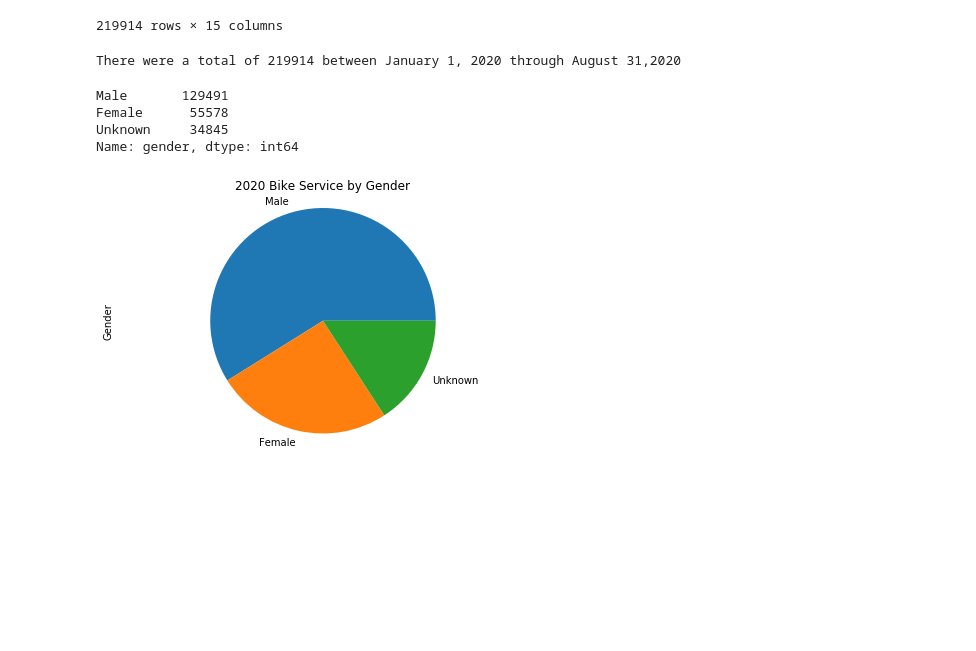
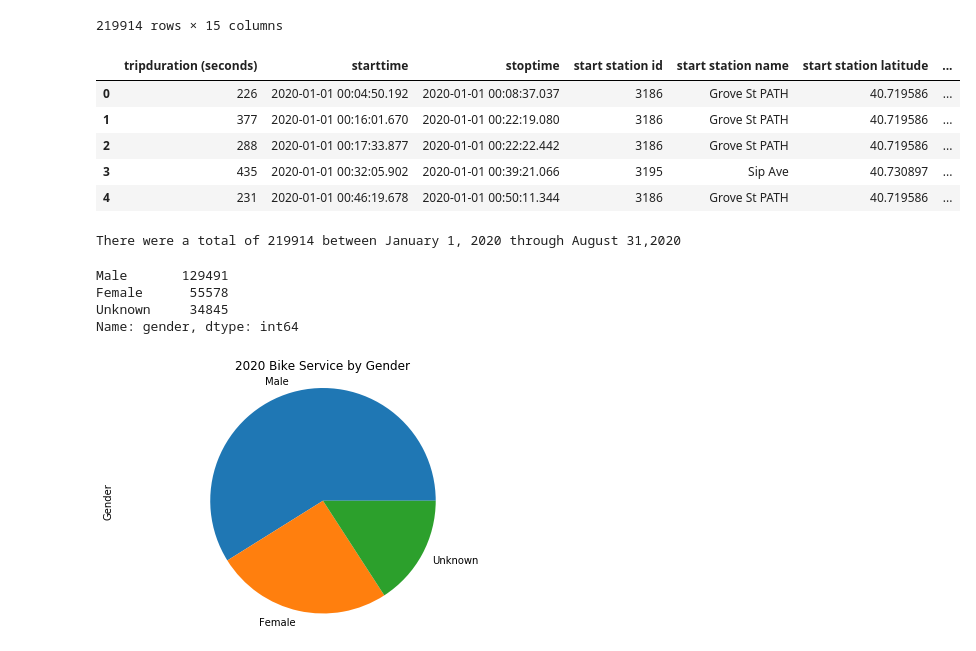
Before and after one commit to tnatoli29/Project_1, a Jupyter notebook: CitiBike/CitiBike 2020 Merge.ipynb, the cells around one changed output. Drawn from its saved outputs; the diff is of its cells as text; code cells hidden in the pictures; blank space fills up the shorter version.

Commit message:
add 2 column

```diff
--- a/CitiBike/CitiBike 2020 Merge.ipynb
+++ b/CitiBike/CitiBike 2020 Merge.ipynb
@@ -87,6 +87,25 @@ combined2020_CitiBike_df8
 | 219912 | 199 | 2020-08-31 23:50:37.2650 | 2020-08-31 23:53:56.9490 | 3195 | Sip Ave | 40.730897 | ... |
 | 219913 | 333 | 2020-08-31 23:55:30.8050 | 2020-09-01 00:01:04.4110 | 3211 | Newark Ave | 40.721525 | ... |
 219914 rows × 15 columns
+# %%
+#splitting start time column
+combined2020_CitiBike_df8['starttime'] = pd.to_datetime(combined2020_CitiBike_df8['starttime'])
+combined2020_CitiBike_df8['start date'] = combined2020_CitiBike_df8['starttime'].dt.date
+combined2020_CitiBike_df8['start time'] = combined2020_CitiBike_df8['starttime'].dt.time
+combined2020_CitiBike_df8.head()
+
+#splitting stop time column
+combined2020_CitiBike_df8['stoptime'] = pd.to_datetime(combined2020_CitiBike_df8['stoptime'])
+combined2020_CitiBike_df8['end date'] = combined2020_CitiBike_df8['stoptime'].dt.date
+combined2020_CitiBike_df8['end time'] = combined2020_CitiBike_df8['stoptime'].dt.time
+combined2020_CitiBike_df8.head()
+# %% [output]
+|  | tripduration (seconds) | starttime | stoptime | start station id | start station name | start station latitude | ... |
+| 0 | 226 | 2020-01-01 00:04:50.192 | 2020-01-01 00:08:37.037 | 3186 | Grove St PATH | 40.719586 | ... |
+| 1 | 377 | 2020-01-01 00:16:01.670 | 2020-01-01 00:22:19.080 | 3186 | Grove St PATH | 40.719586 | ... |
+| 2 | 288 | 2020-01-01 00:17:33.877 | 2020-01-01 00:22:22.442 | 3186 | Grove St PATH | 40.719586 | ... |
+| 3 | 435 | 2020-01-01 00:32:05.902 | 2020-01-01 00:39:21.066 | 3195 | Sip Ave | 40.730897 | ... |
+| 4 | 231 | 2020-01-01 00:46:19.678 | 2020-01-01 00:50:11.344 | 3186 | Grove St PATH | 40.719586 | ... |
 # %%
 # Display the total number of rides for 2020
 count = len(combined2020_CitiBike_df8["tripduration (seconds)"])
```
Also changed, not shown: parts of 1 cell of this notebook.
